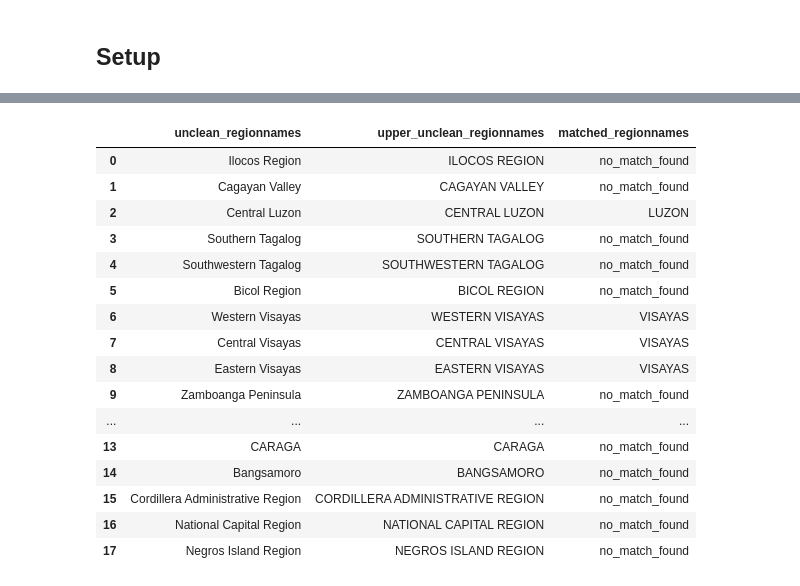
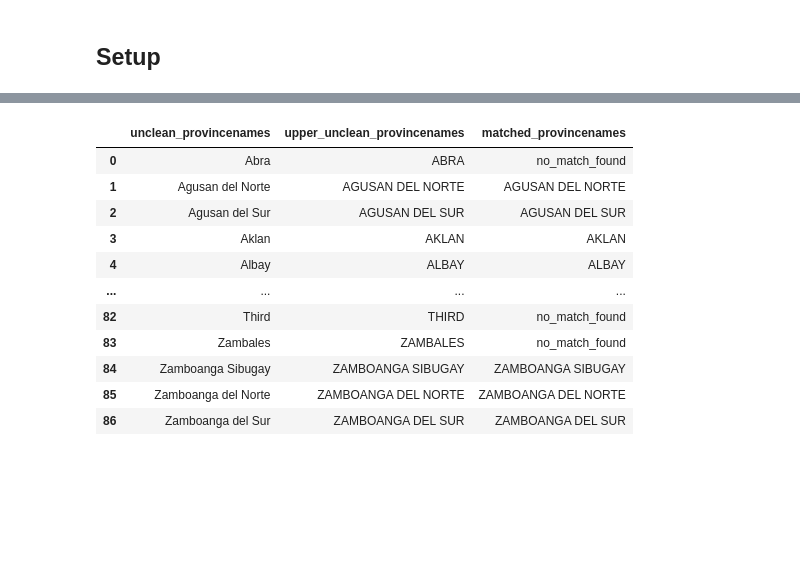
Before and after one commit to caremin-tech/ph-mapping, a Jupyter notebook: data_cleaning_workstream/data_cleaning_workbook.ipynb, the cells around one changed output, grey strips where cells are left out. Cells and saved outputs as stored; diff of their text form; code cells hidden in the pictures; blank space fills up the shorter version.

Commit message:
push first attempt at cleaning province field

```diff
--- a/data_cleaning_workstream/data_cleaning_workbook.ipynb
+++ b/data_cleaning_workstream/data_cleaning_workbook.ipynb
@@ -50,0 +104,15 @@ print(unique_unclean_regionnames_arr)
+# %%
+# make table for province name mapping possibiliies:
+
+# make first column the unique set of all province names from the unclean data
+province_mapping_df = pd.DataFrame(
+    unique_unclean_provincenames_list, columns=["unclean_provincenames"]
+)
+
+# make second column the cast-to-upper version of the first collumn
+province_mapping_df["upper_unclean_provincenames"] = province_mapping_df[
+    "unclean_provincenames"
+].str.upper()
+
+# inspecting df we have so far
+province_mapping_df.head()
@@ -51,56 +126,43 @@ print(unique_unclean_regionnames_arr)
 # %%
-# make table for region name mapping possibiliies
-
-# make first column the unique set of all region names from the unclean data
-region_mapping_df = pd.DataFrame(unique_unclean_regionnames_arr, columns=['unclean_regionnames'])
-
-# make second column the cast-to-upper version of the first collumn
-region_mapping_df['upper_unclean_regionnames'] = region_mapping_df['unclean_regionnames'].str.upper()
-
-# create a function to loop through each unclean upper region name...
-# if it finds that the unclean region name contains one of the clean names...
+# create a function to loop through each unclean upper province name...
+# if it finds that the unclean province name contains one of the clean names...
 # set the value of our new column to be the clean name value...
 # if it can't identify it, set the new value to "not yet matched"
-def set_clean_region_name(row):
+def set_clean_province_name(row):
     # for each evaluation of each row passed, start off assuming no match
-    region_match_found = False
-    # loop over all unique clean region names
-    for clean_region_name in unique_clean_regionnames_list:
-        # if we find a match in the clean region names...
-        # meaning if we find that one of the clean region names...
-        # occurs in the string of the unclean region name...
-        # return the clean region name that was found
-        if clean_region_name in row['upper_unclean_regionnames']:
-            region_match_found = True
-            return clean_region_name
+    province_match_found = False
+    # loop over all unique clean province names
+    for clean_province_name in unique_clean_provincenames_list:
+        # if we find a match in the clean province names...
+        # meaning if we find that one of the clean province names...
+        # occurs in the string of the unclean province name...
+        # return the clean province name that was found
+        if clean_province_name in row["upper_unclean_provincenames"]:
+            province_match_found = True
+            return clean_province_name
 
     # if we struck out and didn't find a match, return a placeholder
-    if not region_match_found:
+    if not province_match_found:
         return "no_match_found"
 
-# updating the df to include a new column for clean region name post matching
-region_mapping_df = (
-    region_mapping_df
-    .assign(matched_regionnames = region_mapping_df.apply(set_clean_region_name, axis=1))
+
+# updating the df to include a new column for clean province name post matching
+province_mapping_df = province_mapping_df.assign(
+    matched_provincenames=province_mapping_df.apply(set_clean_province_name, axis=1)
 )
 
 # inspecting the result
-region_mapping_df.head(100)
+province_mapping_df
 # %% [output]
-|  | unclean_regionnames | upper_unclean_regionnames | matched_regionnames |
-| 0 | Ilocos Region | ILOCOS REGION | no_match_found |
-| 1 | Cagayan Valley | CAGAYAN VALLEY | no_match_found |
-| 2 | Central Luzon | CENTRAL LUZON | LUZON |
-| 3 | Southern Tagalog | SOUTHERN TAGALOG | no_match_found |
-| 4 | Southwestern Tagalog | SOUTHWESTERN TAGALOG | no_match_found |
-| 5 | Bicol Region | BICOL REGION | no_match_found |
-| 6 | Western Visayas | WESTERN VISAYAS | VISAYAS |
-| 7 | Central Visayas | CENTRAL VISAYAS | VISAYAS |
-| 8 | Eastern Visayas | EASTERN VISAYAS | VISAYAS |
-| 9 | Zamboanga Peninsula | ZAMBOANGA PENINSULA | no_match_found |
+|  | unclean_provincenames | upper_unclean_provincenames | matched_provincenames |
+| 0 | Abra | ABRA | no_match_found |
+| 1 | Agusan del Norte | AGUSAN DEL NORTE | AGUSAN DEL NORTE |
+| 2 | Agusan del Sur | AGUSAN DEL SUR | AGUSAN DEL SUR |
+| 3 | Aklan | AKLAN | AKLAN |
+| 4 | Albay | ALBAY | ALBAY |
 | ... | ... | ... | ... |
-| 13 | CARAGA | CARAGA | no_match_found |
-| 14 | Bangsamoro | BANGSAMORO | no_match_found |
-| 15 | Cordillera Administrative Region | CORDILLERA ADMINISTRATIVE REGION | no_match_found |
-| 16 | National Capital Region | NATIONAL CAPITAL REGION | no_match_found |
-| 17 | Negros Island Region | NEGROS ISLAND REGION | no_match_found |
+| 82 | Third | THIRD | no_match_found |
+| 83 | Zambales | ZAMBALES | no_match_found |
+| 84 | Zamboanga Sibugay | ZAMBOANGA SIBUGAY | ZAMBOANGA SIBUGAY |
+| 85 | Zamboanga del Norte | ZAMBOANGA DEL NORTE | ZAMBOANGA DEL NORTE |
+| 86 | Zamboanga del Sur | ZAMBOANGA DEL SUR | ZAMBOANGA DEL SUR |
```
Also changed, not shown: parts of 17 cells of this notebook, 2 other files.
